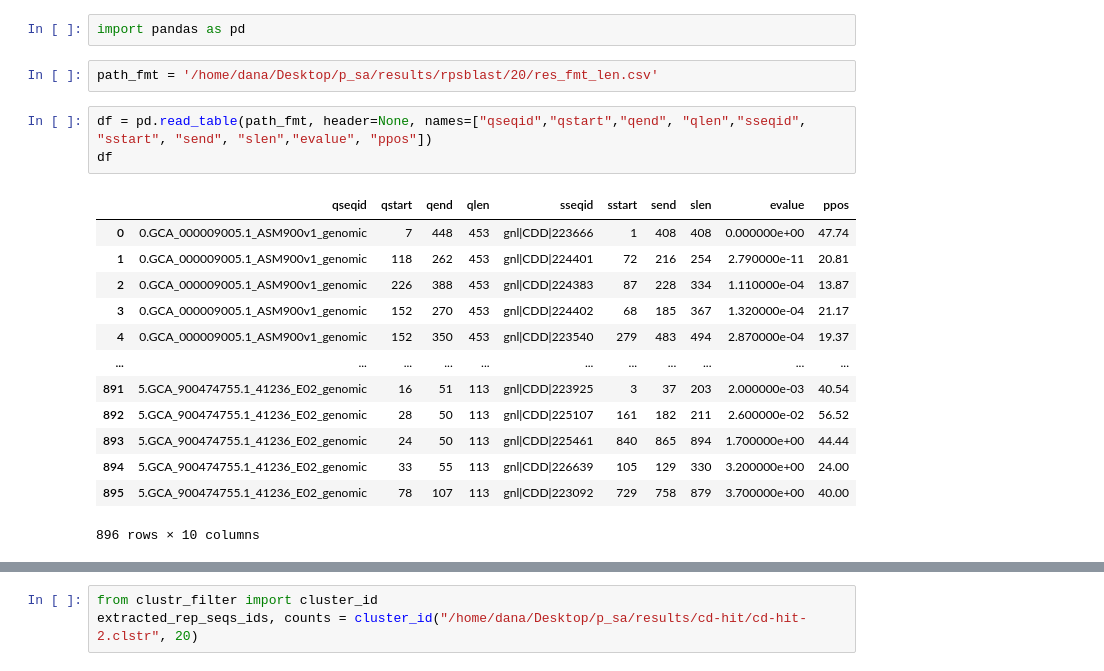
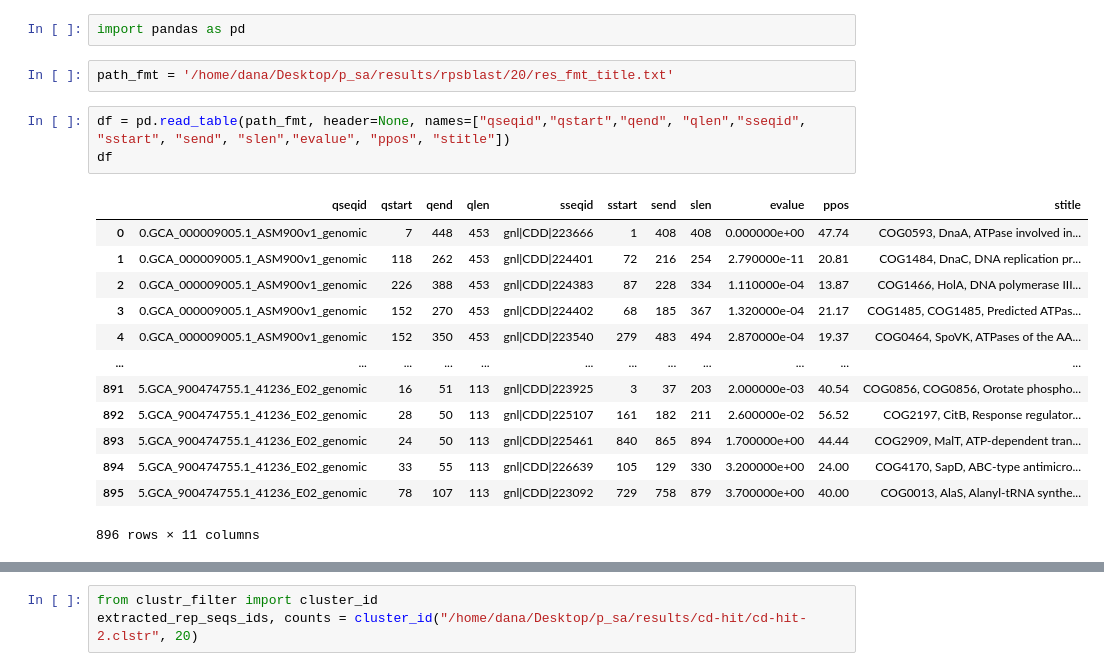
Before and after one commit to Dana162001/Transposons_Analysis, a Jupyter notebook: notebooks/df_cog.ipynb, the cells around one changed output, grey strips where cells are left out. Saved outputs shown, nothing was run; the diff lists cells and outputs as text.

```diff
--- a/notebooks/df_cog.ipynb
+++ b/notebooks/df_cog.ipynb
@@ -1,22 +1,22 @@
 # %%
 import pandas as pd
 # %%
-path_fmt = '/home/dana/Desktop/p_sa/results/rpsblast/20/res_fmt_len.csv'
+path_fmt = '/home/dana/Desktop/p_sa/results/rpsblast/20/res_fmt_title.txt'
 # %%
-df = pd.read_table(path_fmt, header=None, names=["qseqid","qstart","qend", "qlen","sseqid", "sstart", "send", "slen","evalue", "ppos"])
+df = pd.read_table(path_fmt, header=None, names=["qseqid","qstart","qend", "qlen","sseqid", "sstart", "send", "slen","evalue", "ppos", "stitle"])
 df
 # %% [output]
-|  | qseqid | qstart | qend | qlen | sseqid | sstart | send | slen | evalue | ppos |
-| 0 | 0.GCA_000009005.1_ASM900v1_genomic | 7 | 448 | 453 | gnl|CDD|223666 | 1 | 408 | 408 | 0.000000e+00 | 47.74 |
-| 1 | 0.GCA_000009005.1_ASM900v1_genomic | 118 | 262 | 453 | gnl|CDD|224401 | 72 | 216 | 254 | 2.790000e-11 | 20.81 |
-| 2 | 0.GCA_000009005.1_ASM900v1_genomic | 226 | 388 | 453 | gnl|CDD|224383 | 87 | 228 | 334 | 1.110000e-04 | 13.87 |
-| 3 | 0.GCA_000009005.1_ASM900v1_genomic | 152 | 270 | 453 | gnl|CDD|224402 | 68 | 185 | 367 | 1.320000e-04 | 21.17 |
-| 4 | 0.GCA_000009005.1_ASM900v1_genomic | 152 | 350 | 453 | gnl|CDD|223540 | 279 | 483 | 494 | 2.870000e-04 | 19.37 |
-| ... | ... | ... | ... | ... | ... | ... | ... | ... | ... | ... |
-| 891 | 5.GCA_900474755.1_41236_E02_genomic | 16 | 51 | 113 | gnl|CDD|223925 | 3 | 37 | 203 | 2.000000e-03 | 40.54 |
-| 892 | 5.GCA_900474755.1_41236_E02_genomic | 28 | 50 | 113 | gnl|CDD|225107 | 161 | 182 | 211 | 2.600000e-02 | 56.52 |
-| 893 | 5.GCA_900474755.1_41236_E02_genomic | 24 | 50 | 113 | gnl|CDD|225461 | 840 | 865 | 894 | 1.700000e+00 | 44.44 |
-| 894 | 5.GCA_900474755.1_41236_E02_genomic | 33 | 55 | 113 | gnl|CDD|226639 | 105 | 129 | 330 | 3.200000e+00 | 24.00 |
-| 895 | 5.GCA_900474755.1_41236_E02_genomic | 78 | 107 | 113 | gnl|CDD|223092 | 729 | 758 | 879 | 3.700000e+00 | 40.00 |
+|  | qseqid | qstart | qend | qlen | sseqid | sstart | send | slen | evalue | ppos | stitle |
+| 0 | 0.GCA_000009005.1_ASM900v1_genomic | 7 | 448 | 453 | gnl|CDD|223666 | 1 | 408 | 408 | 0.000000e+00 | 47.74 | COG0593, DnaA, ATPase involved in... |
+| 1 | 0.GCA_000009005.1_ASM900v1_genomic | 118 | 262 | 453 | gnl|CDD|224401 | 72 | 216 | 254 | 2.790000e-11 | 20.81 | COG1484, DnaC, DNA replication pr... |
+| 2 | 0.GCA_000009005.1_ASM900v1_genomic | 226 | 388 | 453 | gnl|CDD|224383 | 87 | 228 | 334 | 1.110000e-04 | 13.87 | COG1466, HolA, DNA polymerase III... |
+| 3 | 0.GCA_000009005.1_ASM900v1_genomic | 152 | 270 | 453 | gnl|CDD|224402 | 68 | 185 | 367 | 1.320000e-04 | 21.17 | COG1485, COG1485, Predicted ATPas... |
+| 4 | 0.GCA_000009005.1_ASM900v1_genomic | 152 | 350 | 453 | gnl|CDD|223540 | 279 | 483 | 494 | 2.870000e-04 | 19.37 | COG0464, SpoVK, ATPases of the AA... |
+| ... | ... | ... | ... | ... | ... | ... | ... | ... | ... | ... | ... |
+| 891 | 5.GCA_900474755.1_41236_E02_genomic | 16 | 51 | 113 | gnl|CDD|223925 | 3 | 37 | 203 | 2.000000e-03 | 40.54 | COG0856, COG0856, Orotate phospho... |
+| 892 | 5.GCA_900474755.1_41236_E02_genomic | 28 | 50 | 113 | gnl|CDD|225107 | 161 | 182 | 211 | 2.600000e-02 | 56.52 | COG2197, CitB, Response regulator... |
+| 893 | 5.GCA_900474755.1_41236_E02_genomic | 24 | 50 | 113 | gnl|CDD|225461 | 840 | 865 | 894 | 1.700000e+00 | 44.44 | COG2909, MalT, ATP-dependent tran... |
+| 894 | 5.GCA_900474755.1_41236_E02_genomic | 33 | 55 | 113 | gnl|CDD|226639 | 105 | 129 | 330 | 3.200000e+00 | 24.00 | COG4170, SapD, ABC-type antimicro... |
+| 895 | 5.GCA_900474755.1_41236_E02_genomic | 78 | 107 | 113 | gnl|CDD|223092 | 729 | 758 | 879 | 3.700000e+00 | 40.00 | COG0013, AlaS, Alanyl-tRNA synthe... |
-896 rows × 10 columns
+896 rows × 11 columns
 # %%
```
Also changed, not shown: parts of 21 cells of this notebook, 12 other files.
